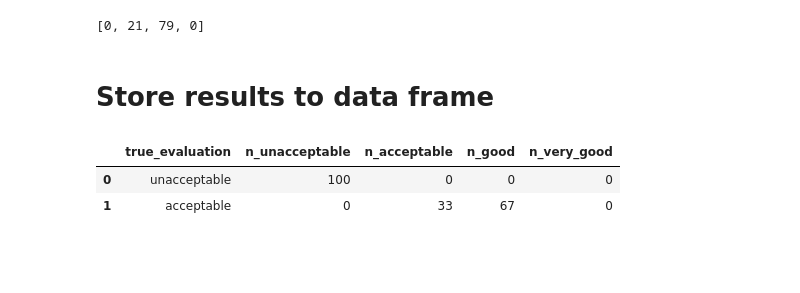
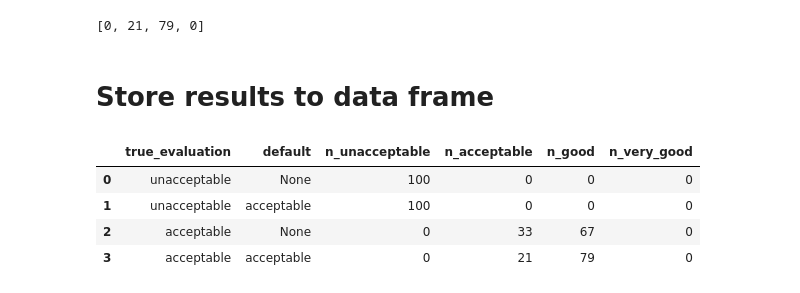
Before and after one commit to dzungpnguyen/ai-rationality, a Jupyter notebook: main.ipynb, the cells around one changed output. Saved outputs shown, nothing was run; the diff lists cells and outputs as text; code cells hidden in the pictures; blank space fills up the shorter version.

```diff
--- a/main.ipynb
+++ b/main.ipynb
@@ -161,14 +166,18 @@ acceptable_with_acceptable_as_default_results
 # %%
-columns = ['true_evaluation', 'n_unacceptable', 'n_acceptable', 'n_good', 'n_very_good']
+columns = ['true_evaluation', 'default', 'n_unacceptable', 'n_acceptable', 'n_good', 'n_very_good']
 df = pd.DataFrame(columns=columns)
-row_unacceptable = ['unacceptable'] + unacceptable_results
-row_acceptable = ['acceptable'] + acceptable_results
-new_rows = pd.DataFrame([row_unacceptable, row_acceptable], columns=df.columns)
+row_unacceptable = ['unacceptable', None] + unacceptable_results
+row_unacceptable_with_default = ['unacceptable', 'acceptable'] + unacceptable_results
+row_acceptable = ['acceptable', None] + acceptable_results
+row_acceptable_with_default = ['acceptable', 'acceptable'] + acceptable_with_acceptable_as_default_results
+new_rows = pd.DataFrame([row_unacceptable, row_unacceptable_with_default, row_acceptable, row_acceptable_with_default], columns=df.columns)
 df = pd.concat([df, new_rows], ignore_index=True)
 df
 # %% [output]
-|  | true_evaluation | n_unacceptable | n_acceptable | n_good | n_very_good |
-| 0 | unacceptable | 100 | 0 | 0 | 0 |
-| 1 | acceptable | 0 | 33 | 67 | 0 |
+|  | true_evaluation | default | n_unacceptable | n_acceptable | n_good | n_very_good |
+| 0 | unacceptable | None | 100 | 0 | 0 | 0 |
+| 1 | unacceptable | acceptable | 100 | 0 | 0 | 0 |
+| 2 | acceptable | None | 0 | 33 | 67 | 0 |
+| 3 | acceptable | acceptable | 0 | 21 | 79 | 0 |
 # %%
 df.to_csv('data/result.csv', index=False)
```
Also changed, not shown: parts of 3 cells of this notebook.
